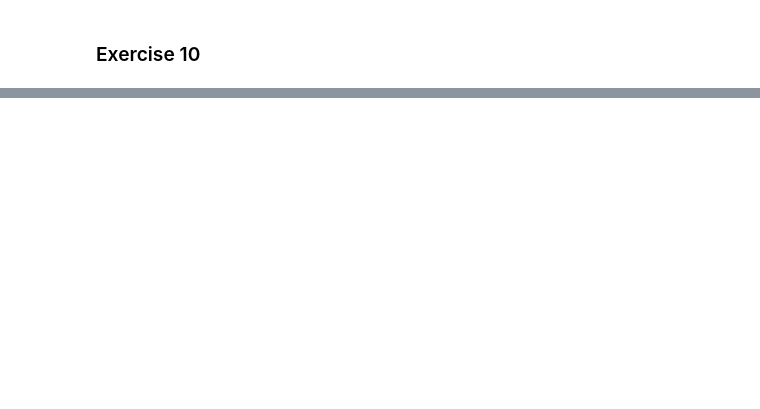
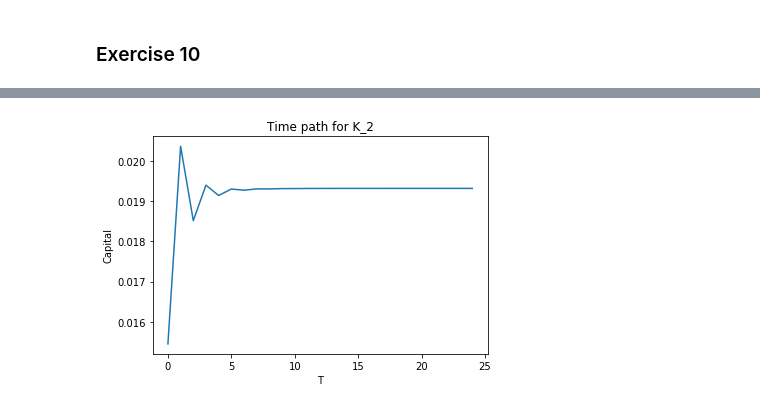
Before and after one commit to mattdbrown17/BootCamp2018, a Jupyter notebook: ProbSets/Econ/ProbSet4/DSGE Code.ipynb, the cells around one changed output, grey strips where cells are left out. Cells and saved outputs as stored; diff of their text form; code cells hidden in the pictures; blank space fills up the shorter version.

```diff
--- a/ProbSets/Econ/ProbSet4/DSGE Code.ipynb
+++ b/ProbSets/Econ/ProbSet4/DSGE Code.ipynb
@@ -617,0 +704,15 @@ plt.show()
+# %%
+#Parametrize LinApp
+guessX = np.array([.02, .04])
+nx = 2
+ny = 0
+nz = 1
+logX = 0
+Sylv = 0
+Zbar = np.array([0.])
+
+k2bar, k3bar = LinApp_FindSS(Modelolg, p, guessX, Zbar, nx, ny)
+print("Steady state capital is the same as it was in the last assignment:", k2bar, k3bar)
+
+#set up steady state input vector
+theta0 = np.array([k2bar, k3bar, k2bar, k3bar, k2bar, k3bar, 0., 0.])
@@ -617,0 +759,76 @@ plt.show()
+# %%
+'''
+Now it is time to create our model.
+
+The matrix P acts on the PERCENT DEVIATION of the state from the steady
+state, which is approximated by a difference of logs (fine as long as
+deviation is not too large... and we're linearizing around ss anyways so
+we REALLY better not get too far away.)
+'''
+
+#Self-define the correct P, Q (Found on "SophieMo"'s github from last year)
+P = [[ 0.03530495, 0.63635142], [0.38029446, 0.16164359]]
+Q = [[ 0.5051438], [ 0.7047107]]
+
+# Define a function to give me the next Xpct using the policy function
+def Xnext(X, z):
+    X_tp1 = np.matmul(P, X)
+    return X_tp1
+# (Room to add shock!)
+# Define steady state, initial condition.
+X_ss = np.array([k2bar, k3bar])
+X_init= np.array([X_ss[0] * .8, X_ss[1] * 1.1])
+
+def getpct(X):
+    '''
+    Takes X and gives the approximated percent difference that X is
+    from X_ss
+    '''
+    Xpct = np.log(X) - np.log(X_ss)
+    return Xpct
+
+def unpct(X_pct):
+    '''
+    Inverse of getpct
+    '''
+    X = np.exp(X_pct)*(X_ss)
+    return X
+
+#looks... okay...
+
+
+def get_timepath(X_init, T):
+    '''
+    Produces the time path from an initial condition X_init for T periods.
+    '''
+    # Initialize Xvector
+    X_mat = np.zeros((2, T))
+    X_t = np.array(X_init)
+    for i in range(T):
+        X_mat[:, i] = X_t
+        X_t = unpct(Xnext(getpct(X_t), 0))
+    tpk2, tpk3 = X_mat[0, :], X_mat[1, :]
+    tpka = tpk2 + tpk3
+    return tpk2, tpk3, tpka
+
+tpk2, tpk3, tpka = get_timepath(X_init, 25)
+#Plot
+plt.plot(tpk2)
+plt.title("Time path for K_2")
+plt.xlabel("T")
+plt.ylabel('Capital')
+plt.show()
+
+plt.plot(tpk3)
+plt.title("Time path for K_3")
+plt.xlabel("T")
+plt.ylabel('Capital')
+plt.show()
+
+plt.plot(tpka)
+plt.title("Time path for aggregate capital")
+plt.xlabel("T")
+plt.ylabel('Capital')
+plt.show()
+# %% [output]
+[figure, added]
```
Also changed, not shown: parts of 32 cells of this notebook, 5 other files.
